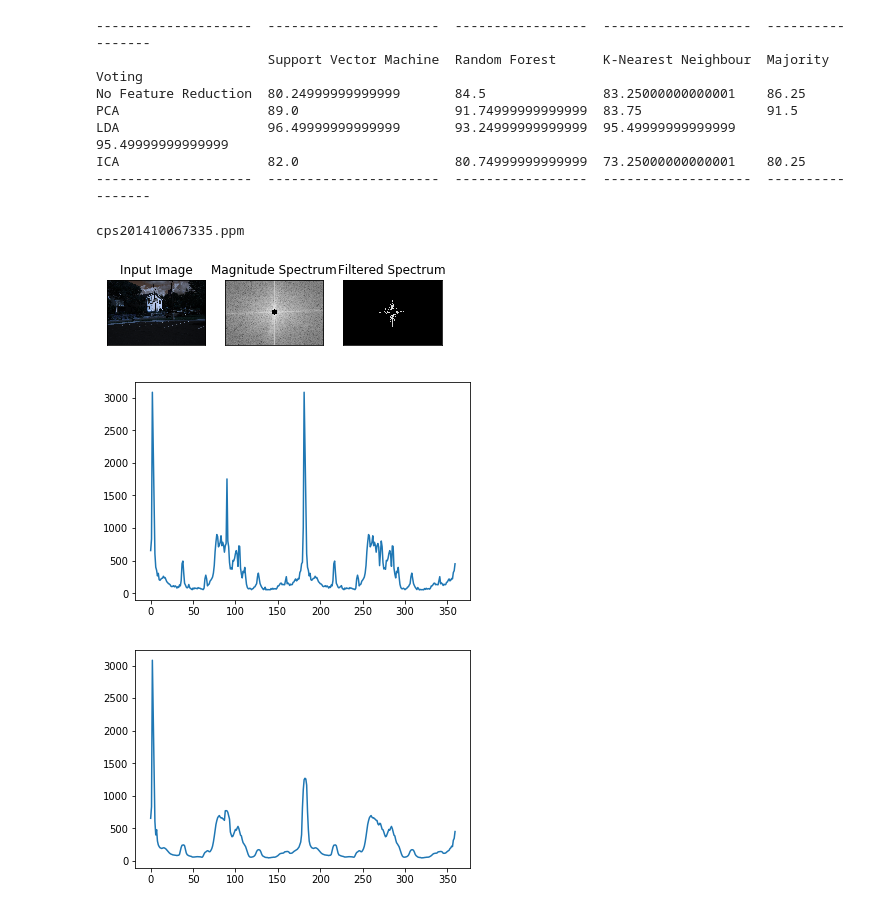
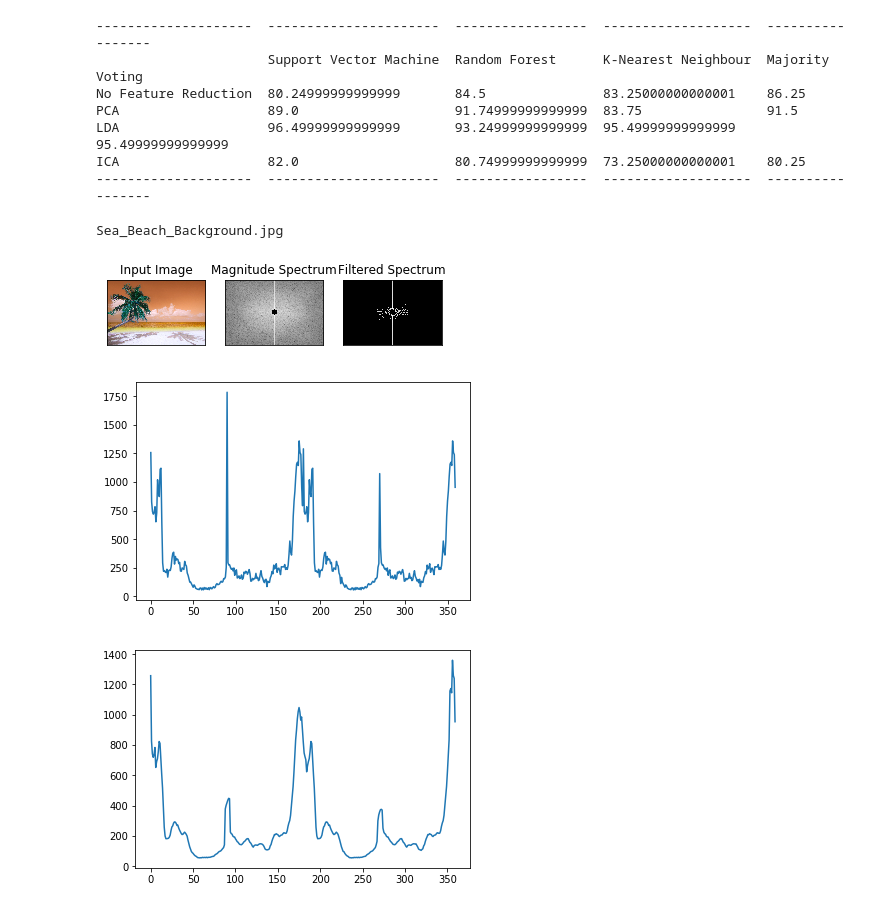
Before and after one commit to saimoonquazi/pattern_rec_project, a Jupyter notebook: Classification-Saimoon.ipynb, the cells around one changed output. Cells and saved outputs as stored; diff of their text form; code cells hidden in the pictures.

```diff
--- a/Classification-Saimoon.ipynb
+++ b/Classification-Saimoon.ipynb
@@ -193,14 +196,14 @@ ICA                   82.0                    80.74999999999999  73.250000000000
 --------------------  ----------------------  -----------------  -------------------  -----------------
 # %%
 import feature_extractor
-feature_extractor.extract_features_prediction('cps201410067335.ppm')
+feature_extractor.extract_features_prediction('Sea_Beach_Background.jpg')
 filename='features_test.csv'
 data,predict_features,_=data_file_reader.file_reader(filename,'test')
 # %% [output]
-cps201410067335.ppm
+Sea_Beach_Background.jpg
-[figure, old version]
+[figure, new version]
-[figure, old version]
+[figure, new version]
-[figure, old version]
+[figure, new version]
 # %%
 lda_test_set = lda.transform(predict_features)
 clf=mv.fit(lda_train_set,np.ravel(labels))
```
Also changed, not shown: parts of 7 cells of this notebook, 26 other files.
